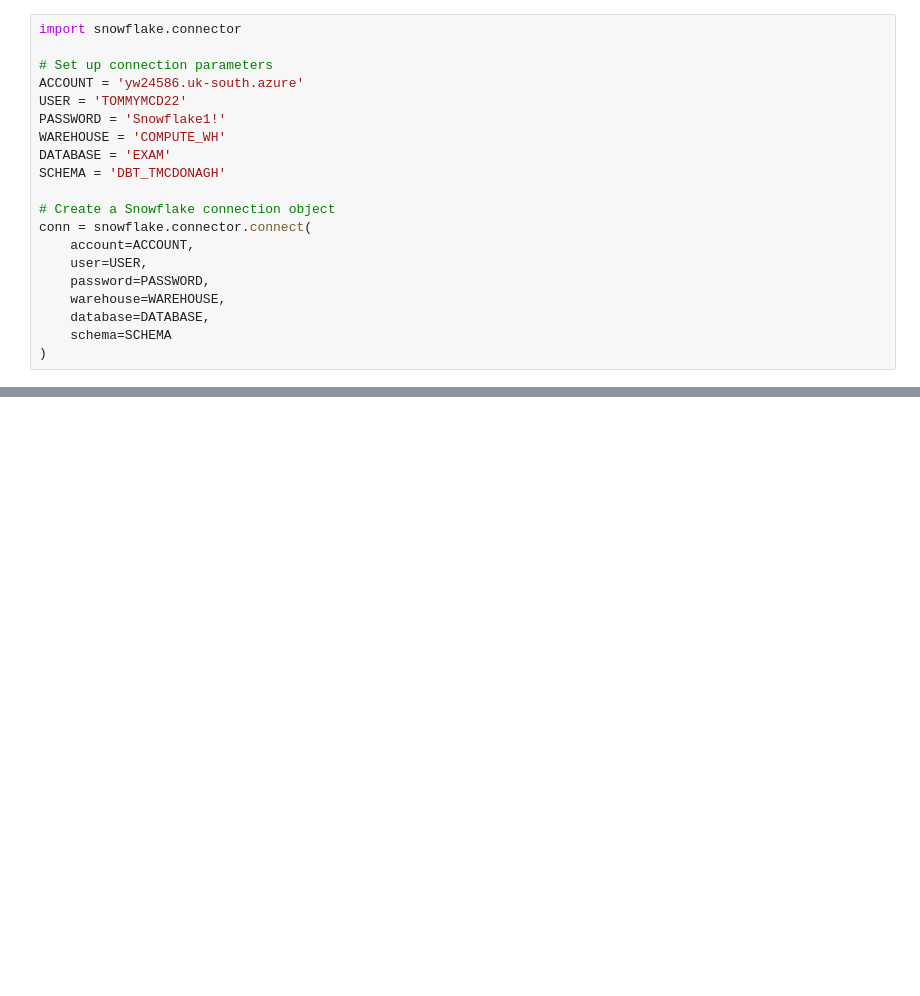
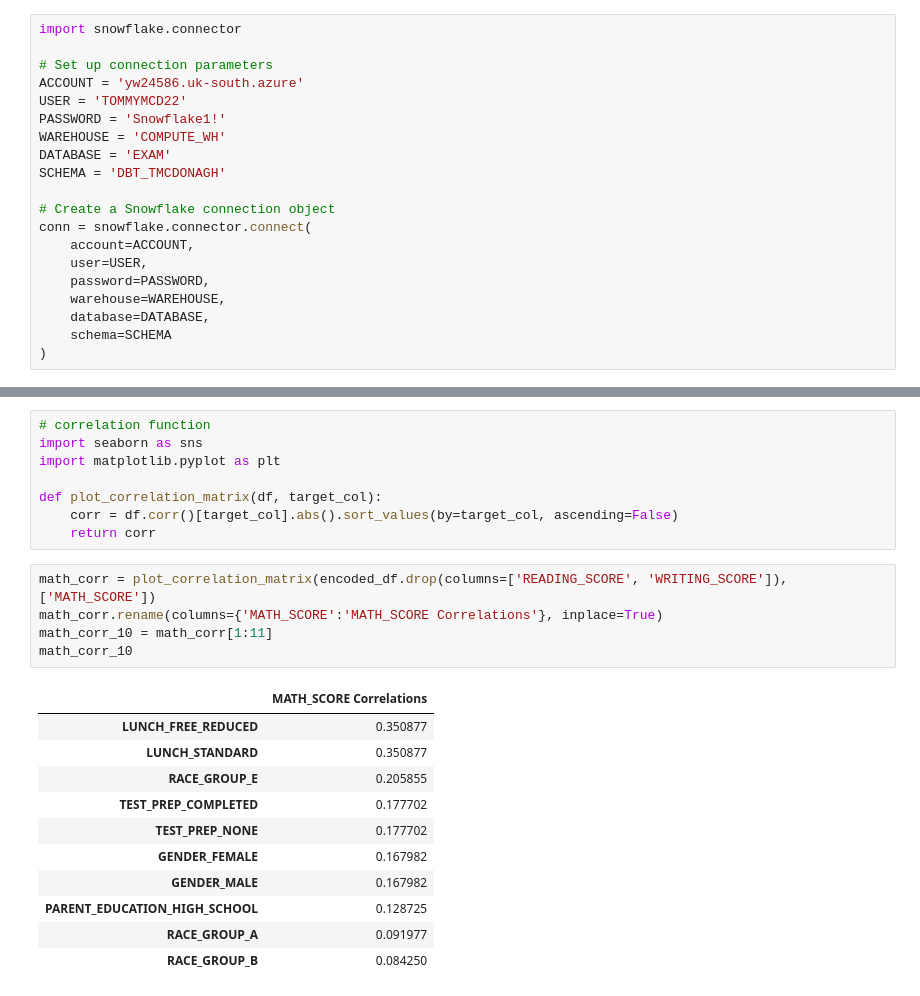
Before and after one commit to Tommy-McDonagh/examResults, a Jupyter notebook: inference.ipynb, the cells around one changed output, grey strips where cells are left out. Cells and saved outputs as stored; diff of their text form; blank space fills up the shorter version.

```diff
--- a/inference.ipynb
+++ b/inference.ipynb
@@ -47,0 +69,25 @@ df
+# %%
+# correlation function
+import seaborn as sns
+import matplotlib.pyplot as plt
+
+def plot_correlation_matrix(df, target_col):
+    corr = df.corr()[target_col].abs().sort_values(by=target_col, ascending=False)
+    return corr
+# %%
+math_corr = plot_correlation_matrix(encoded_df.drop(columns=['READING_SCORE', 'WRITING_SCORE']), ['MATH_SCORE'])
+math_corr.rename(columns={'MATH_SCORE':'MATH_SCORE Correlations'}, inplace=True)
+math_corr_10 = math_corr[1:11]
+math_corr_10
+# %% [output]
+|  | MATH_SCORE Correlations |
+| LUNCH_FREE_REDUCED | 0.350877 |
+| LUNCH_STANDARD | 0.350877 |
+| RACE_GROUP_E | 0.205855 |
+| TEST_PREP_COMPLETED | 0.177702 |
+| TEST_PREP_NONE | 0.177702 |
+| GENDER_FEMALE | 0.167982 |
+| GENDER_MALE | 0.167982 |
+| PARENT_EDUCATION_HIGH_SCHOOL | 0.128725 |
+| RACE_GROUP_A | 0.091977 |
+| RACE_GROUP_B | 0.084250 |
```
Also changed, not shown: parts of 23 cells of this notebook.
